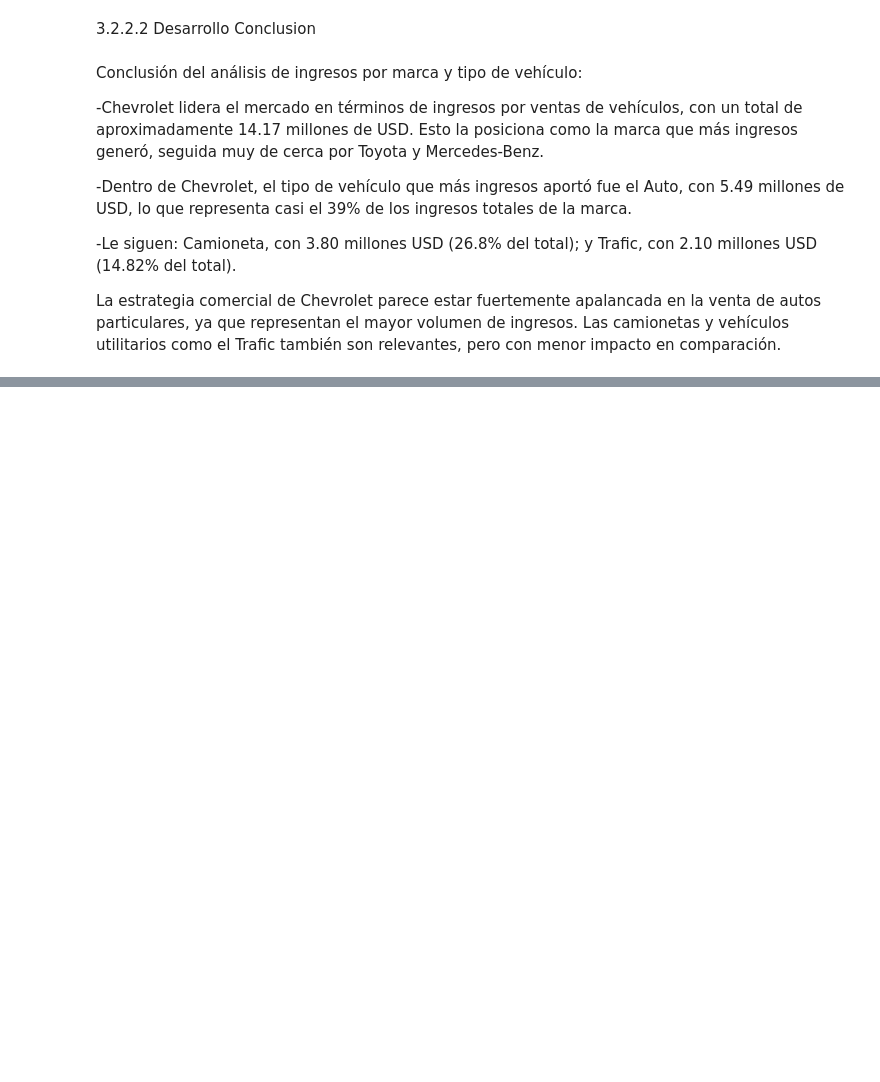
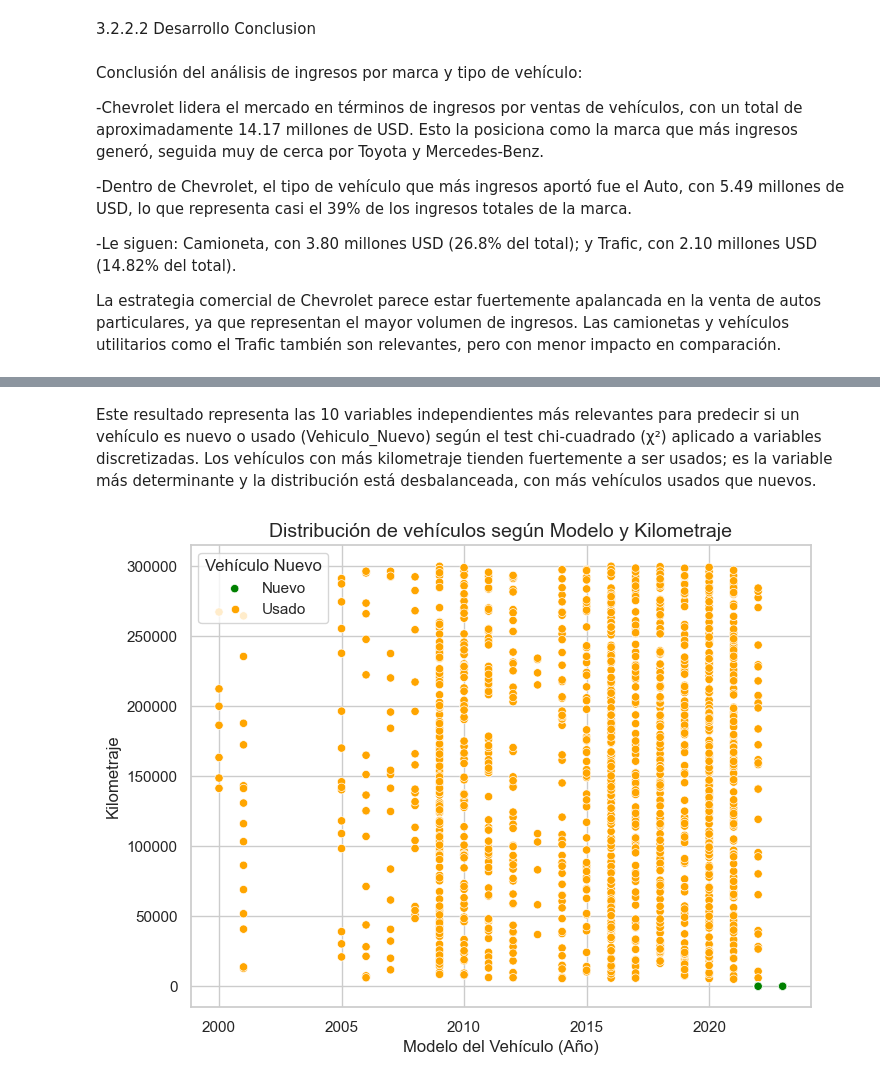
Before and after one commit to IgnacioMilanesio/Proyecto_VentaVehiculos_Milanesio, a Jupyter notebook: ProyectoVentaVehiculos+Milanesio.ipynb, the cells around one changed output, grey strips where cells are left out. Saved outputs shown, nothing was run; the diff lists cells and outputs as text; code cells hidden in the pictures; blank space fills up the shorter version.

```diff
--- a/ProyectoVentaVehiculos+Milanesio.ipynb
+++ b/ProyectoVentaVehiculos+Milanesio.ipynb
@@ -506,0 +734,19 @@ La estrategia comercial de Chevrolet parece estar fuertemente apalancada en la v
+# %% [markdown]
+Este resultado representa las 10 variables independientes más relevantes para predecir si un vehículo es nuevo o usado (Vehiculo_Nuevo) según el test chi-cuadrado (χ²) aplicado a variables discretizadas. Los vehículos con más kilometraje tienden fuertemente a ser usados; es la variable más determinante y la distribución está desbalanceada, con más vehículos usados que nuevos.
+# %%
+plt.figure(figsize=(8,6))
+sns.scatterplot(
+    data=df,
+    x="Modelo_Vehiculo",
+    y="Kilometraje",
+    hue="Vehiculo_Nuevo",
+    palette=["orange", "green"]
+)
+plt.title("Distribución de vehículos según Modelo y Kilometraje", fontsize=14)
+plt.xlabel("Modelo del Vehículo (Año)")
+plt.ylabel("Kilometraje")
+plt.legend(title="Vehículo Nuevo", labels=["Nuevo", "Usado"])
+plt.grid(True)
+plt.show()
+# %% [output]
+[figure, added]
```
Also changed, not shown: parts of 23 cells of this notebook, 3 other files.
